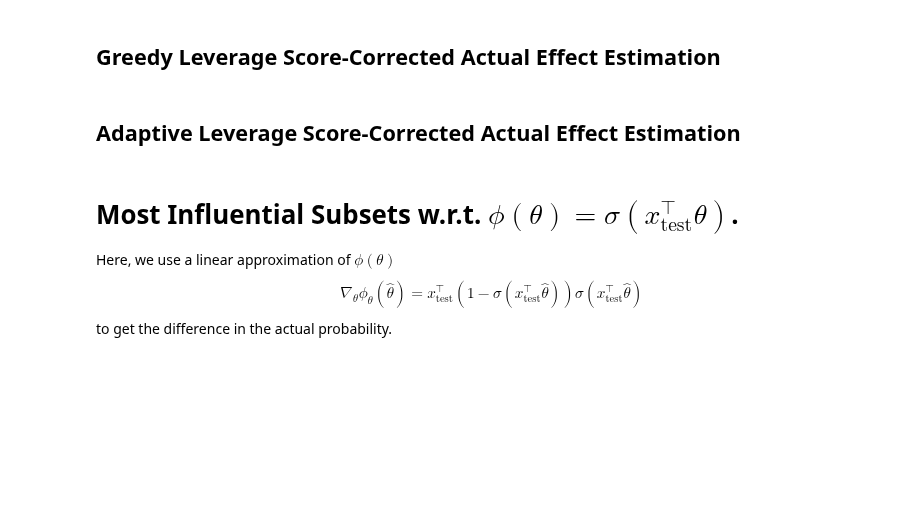
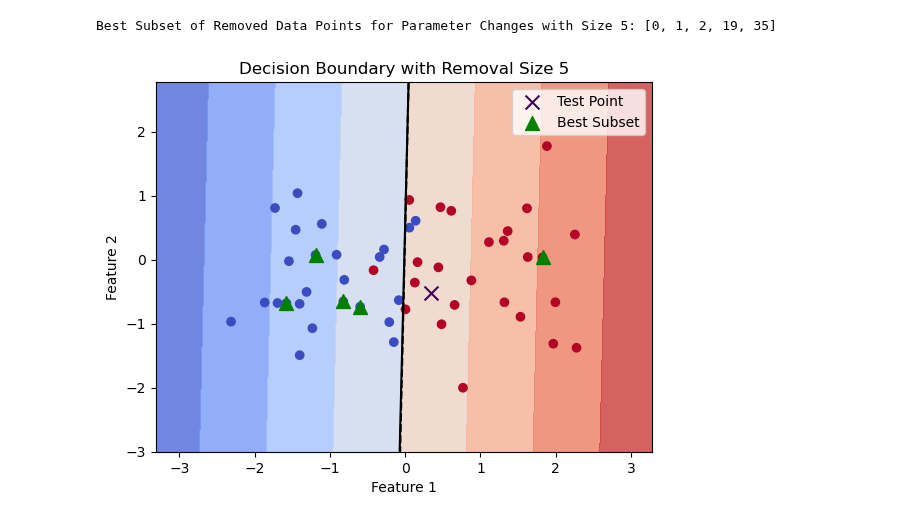
Before and after one commit to sleepymalc/MISS, a Jupyter notebook: IWLS_plot.ipynb, the cells around one changed output. Cells and saved outputs as stored; diff of their text form; code cells hidden in the pictures; blank space fills up the shorter version.

```diff
--- a/IWLS_plot.ipynb
+++ b/IWLS_plot.ipynb
@@ -23 +17,24 @@ LogisticRegression(penalty=None)
+# %%
+# generate data
+mean_n = np.array([-1, 0])
+mean_p = np.array([1, 0])
+cov = np.eye(2) * cov_str
+x_n = np.random.multivariate_normal(mean_n, cov, int(n/2))
+x_p = np.random.multivariate_normal(mean_p, cov, int(n/2))
+
+y_n = np.zeros(int(n/2)) # 0 labels
+y_p = np.ones(int(n/2))  # 1 labels
+
+X_train = np.vstack((x_n, x_p))
+y_train = np.hstack((y_n, y_p))
+
+# Choose mean_n or mean_p wp 1/2
+if np.random.rand() < 0.5:
+	x_test = np.random.multivariate_normal(mean_n, cov)
+	y_test = -1
+else:
+	x_test = np.random.multivariate_normal(mean_p, cov)
+	y_test = 1
+
+logistic_classifier = LogisticRegression(penalty=None).fit(X_train, y_train)
 # %%
@@ -218,4 +94,21 @@ parameter = brute_force_removal(logistic_classifier, X_train, y_train, X_test, t
+# %%
+# Best Subset
+best_k_subset = [0, 1, 2, 19, 35]
+
+# IWLS
+IWLS_best = IWLS(X_train, y_train, x_test)
+
+# Adaptive IWLS
+adaptive_IWLS_best_k = adaptive_IWLS(X_train, y_train, x_test, k=k, target=target)
+
+# Margin-based approach
+y_train = np.hstack((-np.ones(int(n/2)), y_p))
+ind_n, ind_p = margin(X_train, y_train)
+
+# First-order method
+FO_best = first_order(X_train, y_train, x_test, y_test)
 # %%
-most_influential_subset_plot(logistic_classifier, parameter, X_test, y_test, max_size, test_point_index)
+most_influential_subset_plot(logistic_classifier, x_test, y_test, k, best_k_subset)
+# %% [output]
+Best Subset of Removed Data Points for Parameter Changes with Size 5: [0, 1, 2, 19, 35]
+[figure, added]
-# %% [markdown]
-## Greedy Leverage Score-Corrected Actual Effect Estimation
@@ -237,2 +114,0 @@ print(f"Top {print_size}: {top_indices}")
-# %% [markdown]
-## Adaptive Leverage Score-Corrected Actual Effect Estimation
@@ -273,8 +114,0 @@ for i in range(max_size):
-# %% [markdown]
-# Most Influential Subsets w.r.t. $ \phi(\theta) = \sigma(x_{\text{test}}^\top \theta) $.
-
-Here, we use a linear approximation of $ \phi(\theta) $
-$$
-	\nabla_\theta \phi_\theta (\hat{\theta}) = x_{\text{test}}^\top (1 - \sigma(x_{\text{test}}^\top \hat{\theta}))\sigma(x_{\text{test}}^\top \hat{\theta})
-$$
-to get the difference in the actual probability.
```
Also changed, not shown: parts of 18 cells of this notebook, 1 other file.
